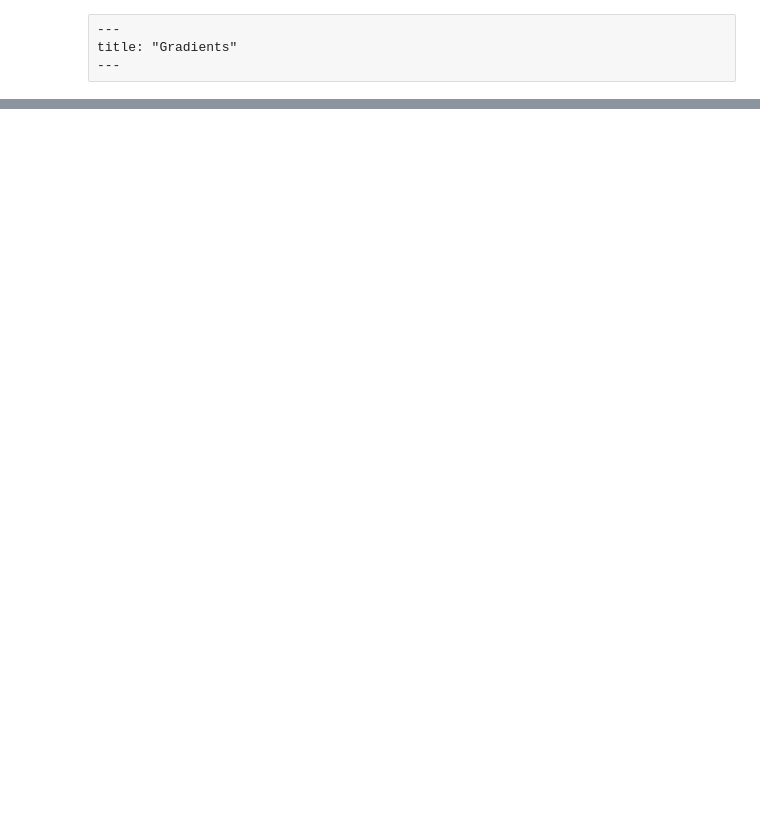
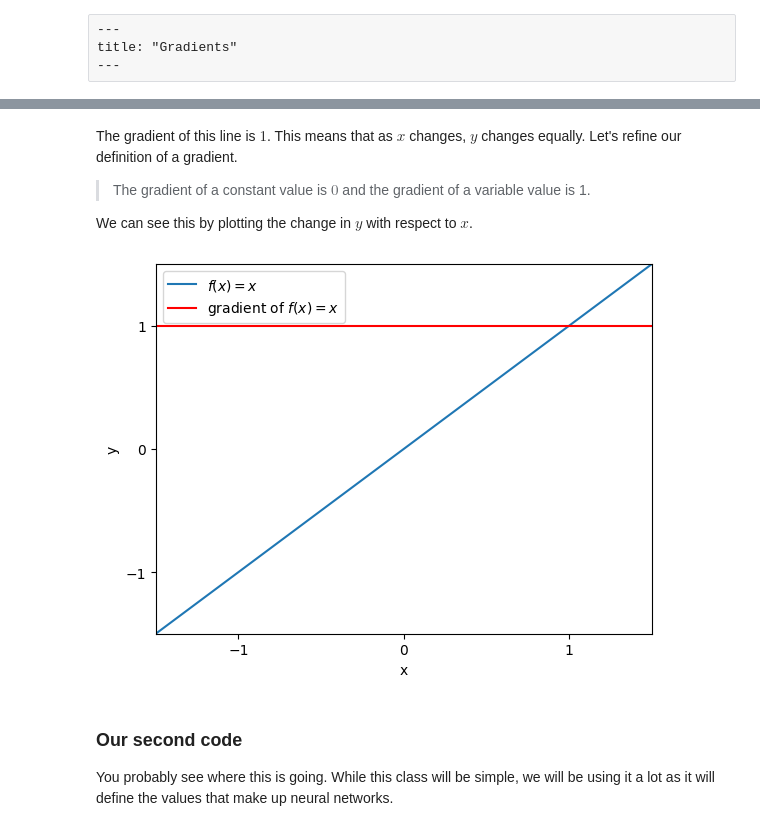
Before and after one commit to spenceforce/torchless, a Jupyter notebook: chapters/intro-gradients.ipynb, the cells around one changed output, grey strips where cells are left out. Drawn from its saved outputs; the diff is of its cells as text; code cells hidden in the pictures; blank space fills up the shorter version.

```diff
--- a/chapters/intro-gradients.ipynb
+++ b/chapters/intro-gradients.ipynb
@@ -64,0 +80,24 @@ class Constant:
+# %% [markdown]
+The gradient of this line is $1$. This means that as $x$ changes, $y$ changes equally. Let's refine our definition of a gradient.
+
+> The gradient of a constant value is $0$ and the gradient of a variable value is 1.
+
+We can see this by plotting the change in $y$ with respect to $x$.
+# %%
+#| echo: false
+plt.plot([-2, 2], [-2, 2], label=r'$f(x) = x$')
+plt.axhline(y=1, color='red', label='gradient of $f(x) = x$')
+plt.ylim(-1.5, 1.5)
+plt.xlim(-1.5, 1.5)
+plt.xticks([-1, 0, 1])
+plt.yticks([-1, 0, 1])
+plt.legend()
+plt.xlabel('x')
+plt.ylabel('y')
+plt.show()
+# %% [output]
+[figure, added]
+# %% [markdown]
+### Our second code
+
+You probably see where this is going. While this class will be simple, we will be using it a lot as it will define the values that make up neural networks.
```
Also changed, not shown: parts of 8 cells of this notebook, 1 other file.
